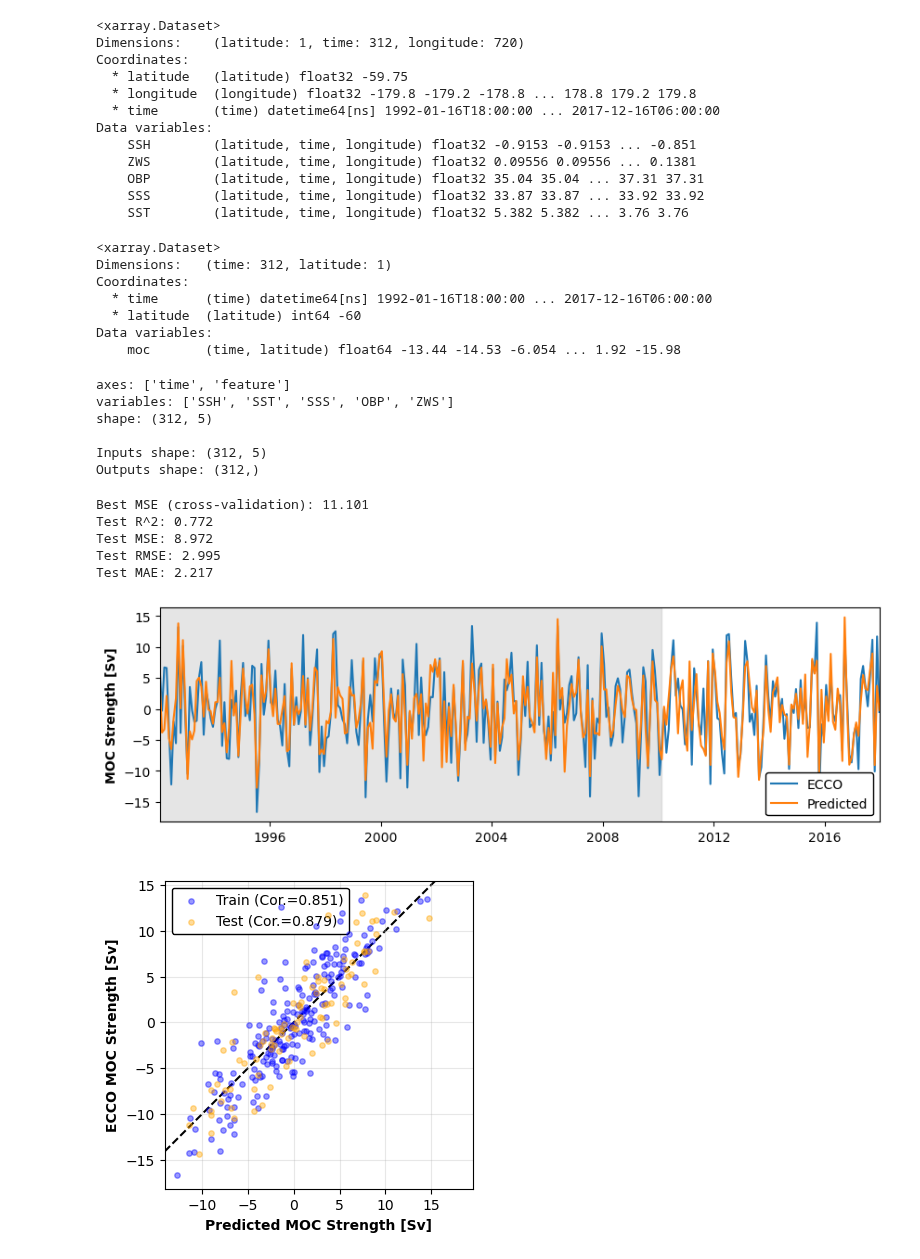
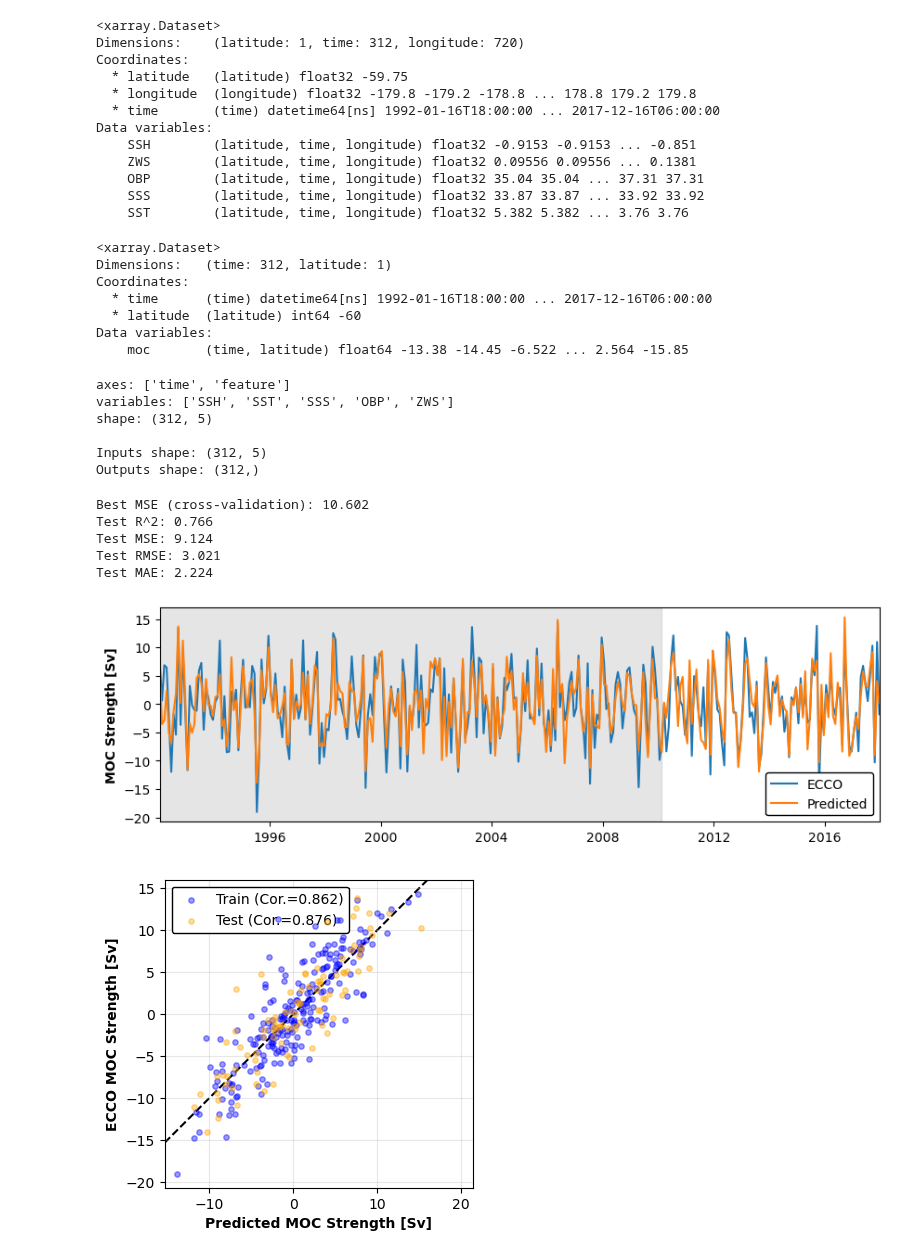
Before and after one commit to ai4er-cdt/OTP, a Jupyter notebook: notebooks/linear_regression.ipynb, the cells around one changed output. Saved outputs shown, nothing was run; the diff lists cells and outputs as text; code cells hidden in the pictures.

```diff
--- a/notebooks/linear_regression.ipynb
+++ b/notebooks/linear_regression.ipynb
@@ -41,8 +41,9 @@ outputs_fp = f"{data_home}/ecco_data_minimal/{lat}_moc_density.pickle"
 with open(outputs_fp, 'rb') as f:
     outputs = pickle.load(f)
 
-outputs = np.expand_dims(outputs[1, : ], 1) # grabbing just 60S
-outputs = xr.Dataset(data_vars = {'moc' : (["time", "latitude"], outputs)}, coords = {'time' : inputs.time, 'latitude' : np.atleast_1d(-60)})
+outputs = np.expand_dims(outputs, 1) # grabbing just 60S
+outputs = xr.Dataset(data_vars = {'moc' : (['time', 'latitude'], outputs)},
+                     coords = {'time' : inputs.time, 'latitude' : np.atleast_1d(-60)})
 outputs
 # %% [output]
 <xarray.Dataset>
@@ -51,9 +52,9 @@ Coordinates:
   * time      (time) datetime64[ns] 1992-01-16T18:00:00 ... 2017-12-16T06:00:00
   * latitude  (latitude) int64 -60
 Data variables:
-    moc       (time, latitude) float64 -13.44 -14.53 -6.054 ... 1.92 -15.98
+    moc       (time, latitude) float64 -13.38 -14.45 -6.522 ... 2.564 -15.85
 # %%
-# apply whatever preprocessing we want *before* calling reshape_inputs
+# Apply whatever preprocessing we want *before* calling reshape_inputs
 remove_season = True
 remove_trend = True
 
@@ -64,8 +65,9 @@ pp_data = apply_preprocessing(inputs,
                               standardize=True,
                               lowpass=False)
 
-# reshape as desired and convert to a numpy array
-pp_data_np = reshape_inputs(pp_data, keep_coords=["time"])
+# Reshape as desired and convert to a numpy array
+data_vars = ['SSH', 'SST', 'SSS', 'OBP', 'ZWS']
+pp_data_np = reshape_inputs(pp_data, keep_coords=["time"], data_vars = data_vars)
 
 # MOC strength from data
 strength = apply_preprocessing(outputs,
@@ -75,6 +77,7 @@ strength = apply_preprocessing(outputs,
                                standardize=False,
                                lowpass=False)
 strength_np = strength.moc.squeeze().values
+
 X = pp_data_np
 y = strength_np
 
@@ -133,8 +136,8 @@ print(f"Test MSE: {mse}")
 print(f"Test RMSE: {rmse}")
 print(f"Test MAE: {mae}")
 # %% [output]
-Best MSE (cross-validation): 11.101
-Test R^2: 0.772
-Test MSE: 8.972
-Test RMSE: 2.995
-Test MAE: 2.217
+Best MSE (cross-validation): 10.602
+Test R^2: 0.766
+Test MSE: 9.124
+Test RMSE: 3.021
+Test MAE: 2.224
@@ -147,12 +155,20 @@ all_preds = np.concatenate([train_set_pred, test_set_pred])
 time = outputs.time.values
 
 fig, ax = timeseries_comparison(all_preds, y, time, len(X_train))
+
+plt_fp = f'/Users/emiliolr/Desktop/{filename}_timeseries.png'
+plt.savefig(plt_fp, bbox_inches = 'tight')
+
 plt.show()
 # %% [output]
-[figure, old version]
+[figure, new version]
 # %%
 # Alternate view: looking at a scatterplot of predicted vs. actual
 fig, ax = pred_vs_actual(train_set_pred, test_set_pred, y_train, y_test)
+
+plt_fp = f'/Users/emiliolr/Desktop/{filename}_scatterplot.png'
+plt.savefig(plt_fp, bbox_inches = 'tight')
+
 plt.show()
 # %% [output]
-[figure, old version]
+[figure, new version]
```
Also changed, not shown: parts of 1 cell of this notebook, 1 other file.
